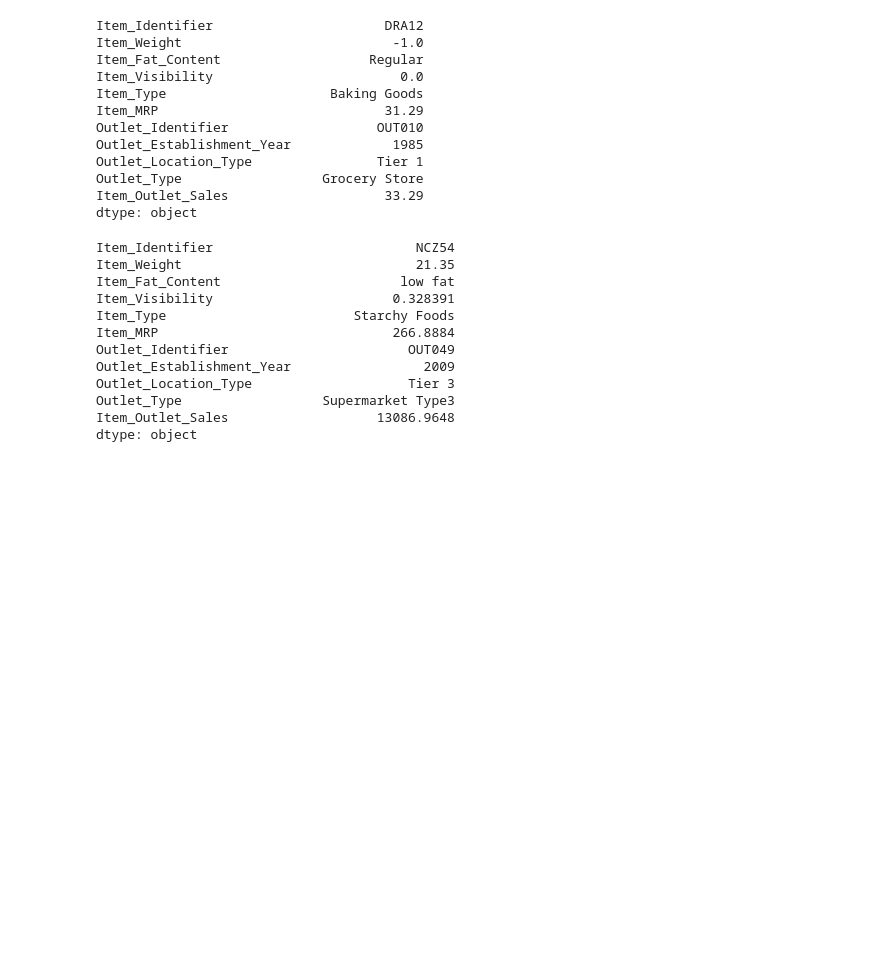
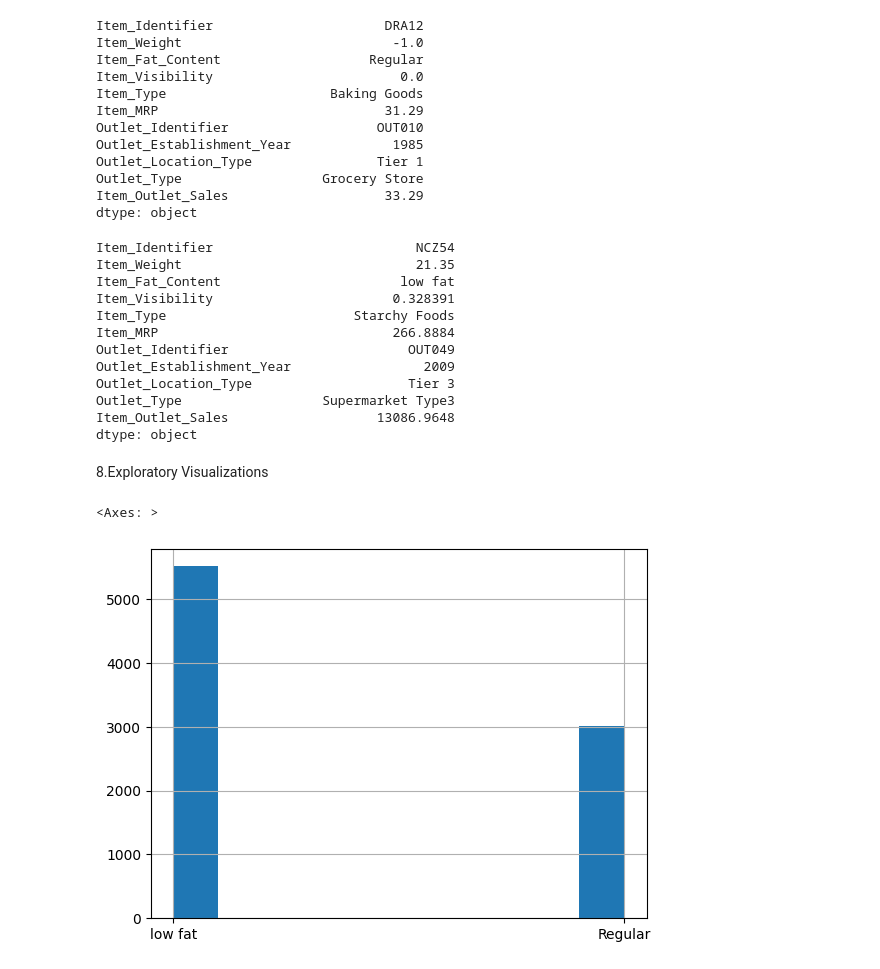
Before and after one commit to Ozedim/Ozedim, a Jupyter notebook: Loading_data.ipynb, the cells around one changed output. Saved outputs shown, nothing was run; the diff lists cells and outputs as text; code cells hidden in the pictures; blank space fills up the shorter version.

```diff
--- a/Loading_data.ipynb
+++ b/Loading_data.ipynb
@@ -249,3 +249,5 @@ Outlet_Location_Type                    Tier 3
 Outlet_Type                  Supermarket Type3
 Item_Outlet_Sales                   13086.9648
 dtype: object
+# %% [markdown]
+8.Exploratory Visualizations
@@ -251,0 +260,5 @@ dtype: object
+# %%
+df['Item_Fat_Content'].hist()
+# %% [output]
+<Axes: >
+[figure, added]
```
Also changed, not shown: parts of 11 cells of this notebook.
